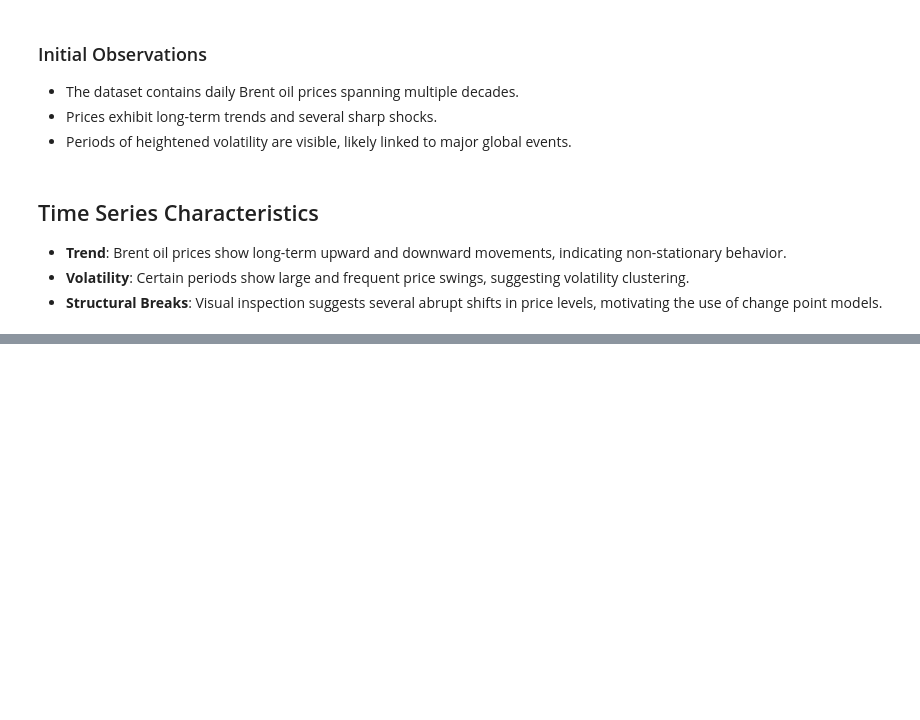
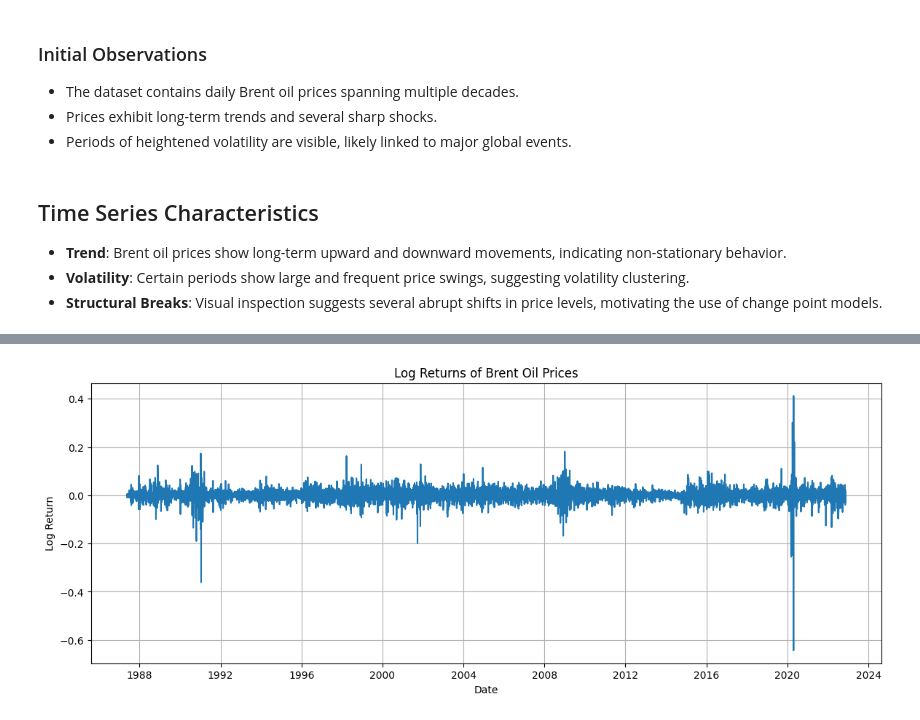
Before and after one commit to linat117/brent-oil-change-point-analysis, a Jupyter notebook: notebooks/01_eda.ipynb, the cells around one changed output, grey strips where cells are left out. Cells and saved outputs as stored; diff of their text form; code cells hidden in the pictures; blank space fills up the shorter version.

```diff
--- a/notebooks/01_eda.ipynb
+++ b/notebooks/01_eda.ipynb
@@ -57,0 +83,4 @@ memory usage: 140.9 KB
+# %%
+df['log_return'] = np.log(df['price']).diff()
+
+df[['date', 'log_return']].dropna().head()
@@ -57,0 +94,11 @@ memory usage: 140.9 KB
+# %%
+import matplotlib.pyplot as plt
+plt.figure(figsize=(14, 5))
+plt.plot(df['date'], df['log_return'])
+plt.title("Log Returns of Brent Oil Prices")
+plt.xlabel("Date")
+plt.ylabel("Log Return")
+plt.grid(True)
+plt.show()
+# %% [output]
+[figure, added]
```
Also changed, not shown: parts of 7 cells of this notebook, 4 other files.
